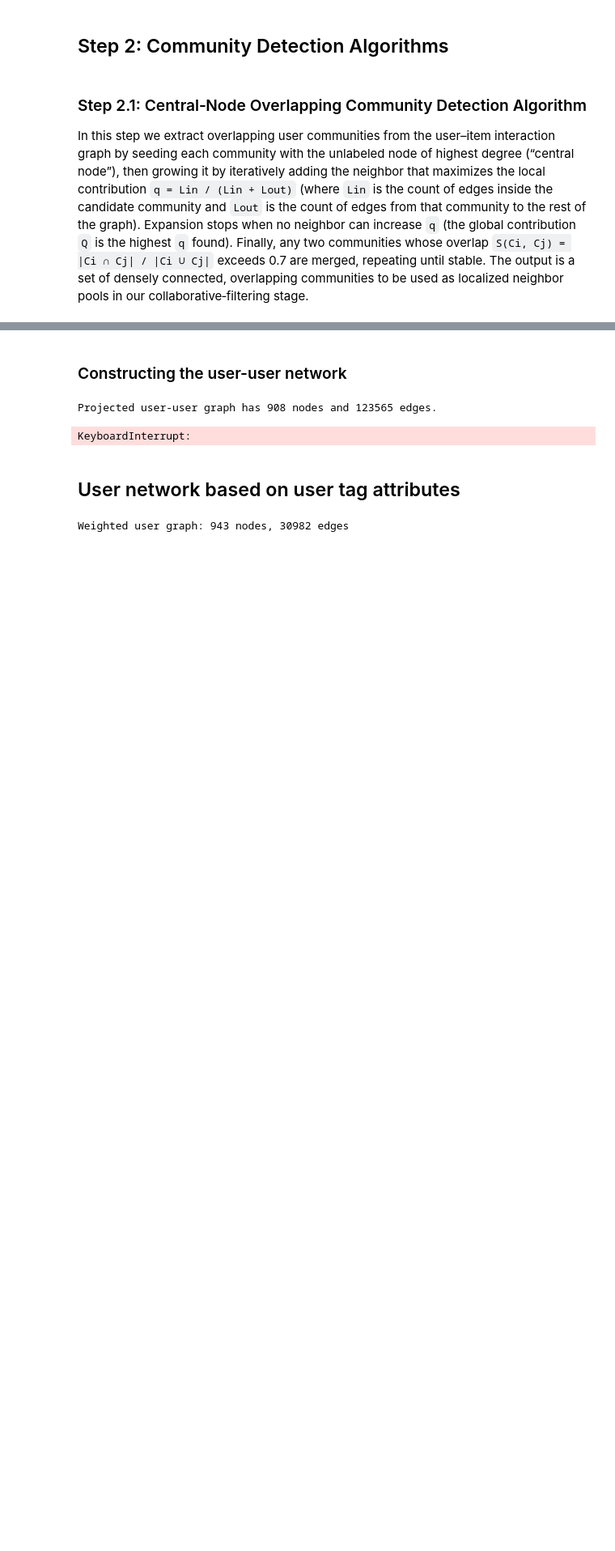
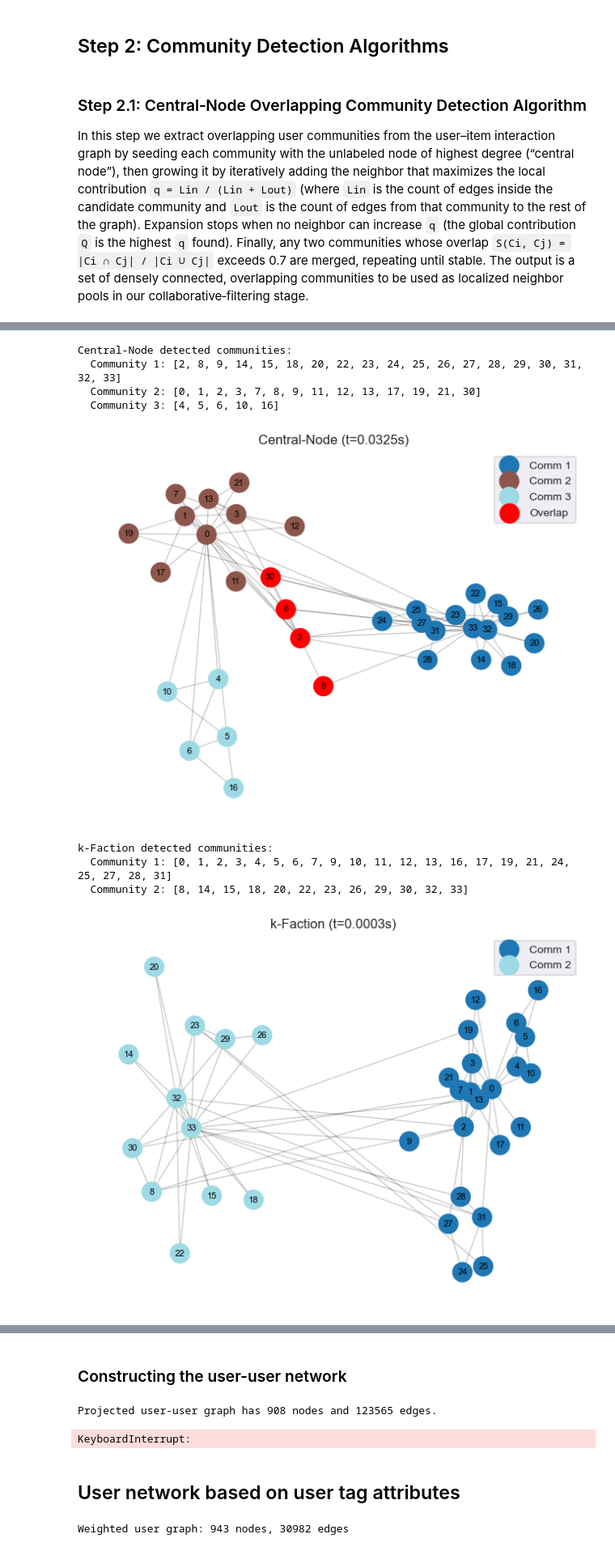
Before and after one commit to MatteoZorzi/RecomenderSystemsProject, a Jupyter notebook: PaperImplementation.ipynb, the cells around one changed output, grey strips where cells are left out. Shown at 81% size. Saved outputs shown, nothing was run; the diff lists cells and outputs as text; code cells hidden in the pictures; blank space fills up the shorter version.

Commit message:
Graphs

```diff
--- a/PaperImplementation.ipynb
+++ b/PaperImplementation.ipynb
@@ -60,6 +61,15 @@ Below is our high‑level plan to reproduce and extend Li & Li’s community‑a
 %pip install pandas numpy surprise scikit-learn networkx matplotlib
 # %%
 import pandas as pd
+import time
+import math
 import networkx as nx
-import matplotlib as plt
+import matplotlib.pyplot as plt
+from collections import Counter
+import urllib.request
+import io
+import zipfile
+from networkx.algorithms.clique import find_cliques
+
+RNG = 0
 # %% [markdown]
@@ -169,7 +204,6 @@ In this step we extract overlapping user communities from the user–item intera
 `S(Ci, Cj) = |Ci ∩ Cj| / |Ci ∪ Cj|`
 exceeds 0.7 are merged, repeating until stable. The output is a set of densely connected, overlapping communities to be used as localized neighbor pools in our collaborative‑filtering stage.
 # %%
-
 def local_contribution(G, C, node):
     """Calculate local contribution q for adding node to community C."""
     C_union = C | {node}
@@ -250,12 +284,3 @@ def central_node_overlapping_communities(G, overlap_threshold=0.7):
     initial_comms = community_mining(G)
     final_comms = merge_overlapping_communities(initial_comms, threshold=overlap_threshold)
     return final_comms
-
-
-# Test on Karate Club
-G = nx.karate_club_graph()
-print(f"Karate club graph has {G.number_of_nodes()} nodes and {G.number_of_edges()} edges.")
-comms = central_node_overlapping_communities(G)
-print("Detected communities:")
-for i, comm in enumerate(comms, 1):
-    print(f"Community {i}: {sorted(comm)}")
@@ -340,0 +524,12 @@ def k_faction_community_detection(G, k=4, T=0.6, CONN=0.5):
+# %%
+elaborate_graphs(nx.karate_club_graph())
+# %% [output]
+Central-Node detected communities:
+  Community 1: [2, 8, 9, 14, 15, 18, 20, 22, 23, 24, 25, 26, 27, 28, 29, 30, 31, 32, 33]
+  Community 2: [0, 1, 2, 3, 7, 8, 9, 11, 12, 13, 17, 19, 21, 30]
+  Community 3: [4, 5, 6, 10, 16]
+[figure, added]
+k-Faction detected communities:
+  Community 1: [0, 1, 2, 3, 4, 5, 6, 7, 9, 10, 11, 12, 13, 16, 17, 19, 21, 24, 25, 27, 28, 31]
+  Community 2: [8, 14, 15, 18, 20, 22, 23, 26, 29, 30, 32, 33]
+[figure, added]
```
Also changed, not shown: parts of 17 cells of this notebook, 4 other files.
